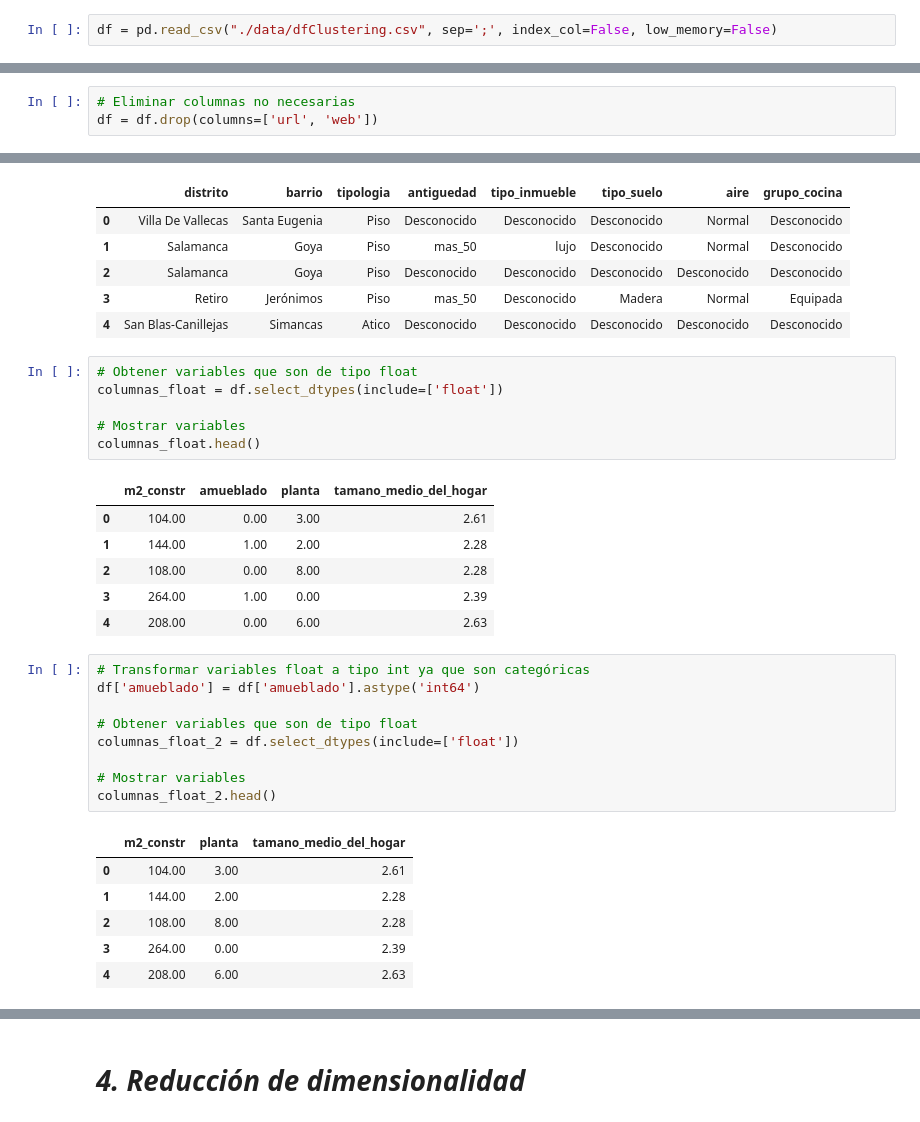
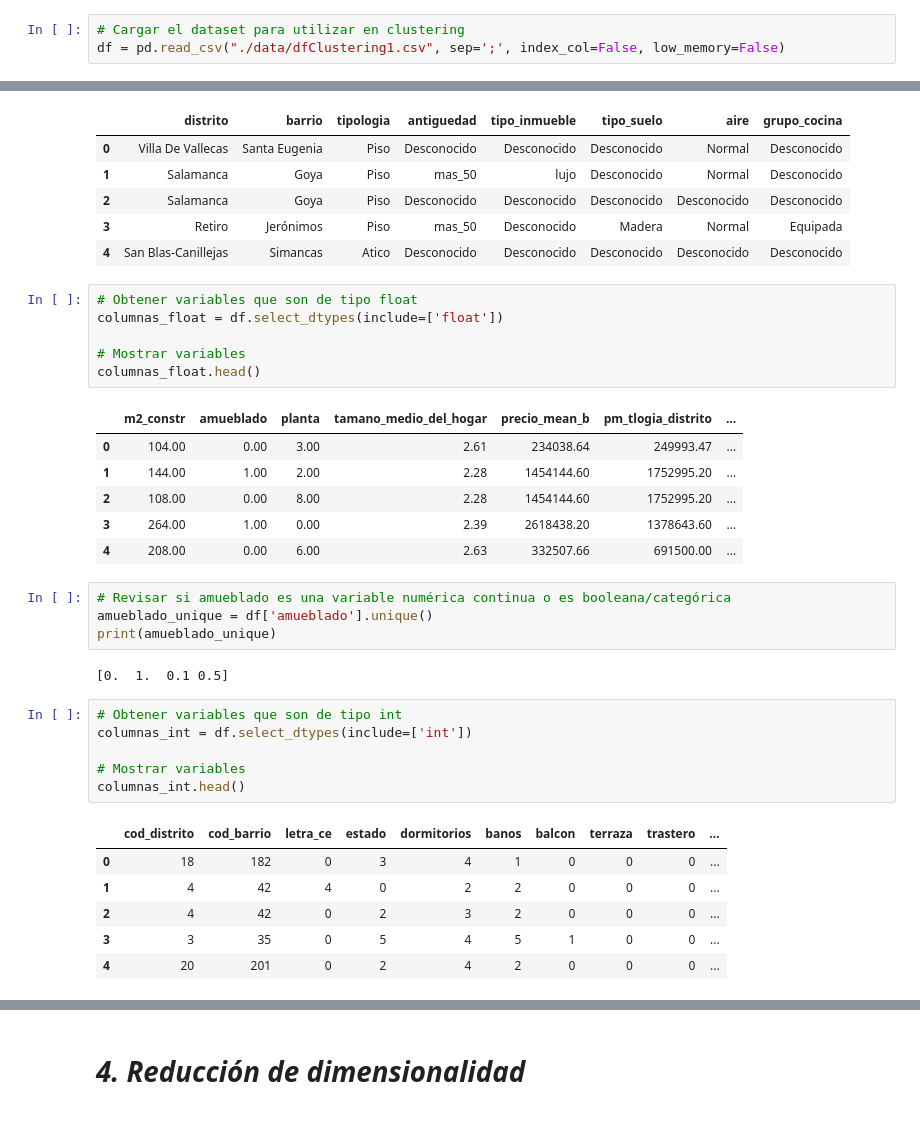
Before and after one commit to avaquerocastro/precios-de-vivienda-madrid, a Jupyter notebook: codigo/03-clustering/Clustering.ipynb, the cells around one changed output, grey strips where cells are left out. Cells and saved outputs as stored; diff of their text form.

```diff
--- a/codigo/03-clustering/Clustering.ipynb
+++ b/codigo/03-clustering/Clustering.ipynb
@@ -37,4 +30,5 @@ gc.collect()
 # %% [markdown]
 # *2. Carga de datos*
 # %%
-df = pd.read_csv("./data/dfClustering.csv", sep=';', index_col=False, low_memory=False)
+# Cargar el dataset para utilizar en clustering
+df = pd.read_csv("./data/dfClustering1.csv", sep=';', index_col=False, low_memory=False)
@@ -136,6 +137,3 @@ print(columnas_object)
-# %%
-# Eliminar columnas no necesarias
-df = df.drop(columns=['url', 'web'])
 # %%
 # Columnas pendientes de hacer Label Encoding
 columnas_object_df = df.select_dtypes(include=['object'])
@@ -154,25 +152,28 @@ columnas_float = df.select_dtypes(include=['float'])
 # Mostrar variables
 columnas_float.head()
 # %% [output]
-|  | m2_constr | amueblado | planta | tamano_medio_del_hogar |
-| 0 | 104.00 | 0.00 | 3.00 | 2.61 |
-| 1 | 144.00 | 1.00 | 2.00 | 2.28 |
-| 2 | 108.00 | 0.00 | 8.00 | 2.28 |
-| 3 | 264.00 | 1.00 | 0.00 | 2.39 |
-| 4 | 208.00 | 0.00 | 6.00 | 2.63 |
+|  | m2_constr | amueblado | planta | tamano_medio_del_hogar | precio_mean_b | pm_tlogia_distrito | ... |
+| 0 | 104.00 | 0.00 | 3.00 | 2.61 | 234038.64 | 249993.47 | ... |
+| 1 | 144.00 | 1.00 | 2.00 | 2.28 | 1454144.60 | 1752995.20 | ... |
+| 2 | 108.00 | 0.00 | 8.00 | 2.28 | 1454144.60 | 1752995.20 | ... |
+| 3 | 264.00 | 1.00 | 0.00 | 2.39 | 2618438.20 | 1378643.60 | ... |
+| 4 | 208.00 | 0.00 | 6.00 | 2.63 | 332507.66 | 691500.00 | ... |
+# %%
+# Revisar si amueblado es una variable numérica continua o es booleana/categórica
+amueblado_unique = df['amueblado'].unique()
+print(amueblado_unique)
+# %% [output]
+[0.  1.  0.1 0.5]
 # %%
-# Transformar variables float a tipo int ya que son categóricas
-df['amueblado'] = df['amueblado'].astype('int64')
-
-# Obtener variables que son de tipo float
-columnas_float_2 = df.select_dtypes(include=['float'])
+# Obtener variables que son de tipo int
+columnas_int = df.select_dtypes(include=['int'])
 
 # Mostrar variables
-columnas_float_2.head()
+columnas_int.head()
 # %% [output]
-|  | m2_constr | planta | tamano_medio_del_hogar |
-| 0 | 104.00 | 3.00 | 2.61 |
-| 1 | 144.00 | 2.00 | 2.28 |
-| 2 | 108.00 | 8.00 | 2.28 |
-| 3 | 264.00 | 0.00 | 2.39 |
-| 4 | 208.00 | 6.00 | 2.63 |
+|  | cod_distrito | cod_barrio | letra_ce | estado | dormitorios | banos | balcon | terraza | trastero | ... |
+| 0 | 18 | 182 | 0 | 3 | 4 | 1 | 0 | 0 | 0 | ... |
+| 1 | 4 | 42 | 4 | 0 | 2 | 2 | 0 | 0 | 0 | ... |
+| 2 | 4 | 42 | 0 | 2 | 3 | 2 | 0 | 0 | 0 | ... |
+| 3 | 3 | 35 | 0 | 5 | 4 | 5 | 1 | 0 | 0 | ... |
+| 4 | 20 | 201 | 0 | 2 | 4 | 2 | 0 | 0 | 0 | ... |
```
Also changed, not shown: parts of 83 cells of this notebook, 20 other files.
